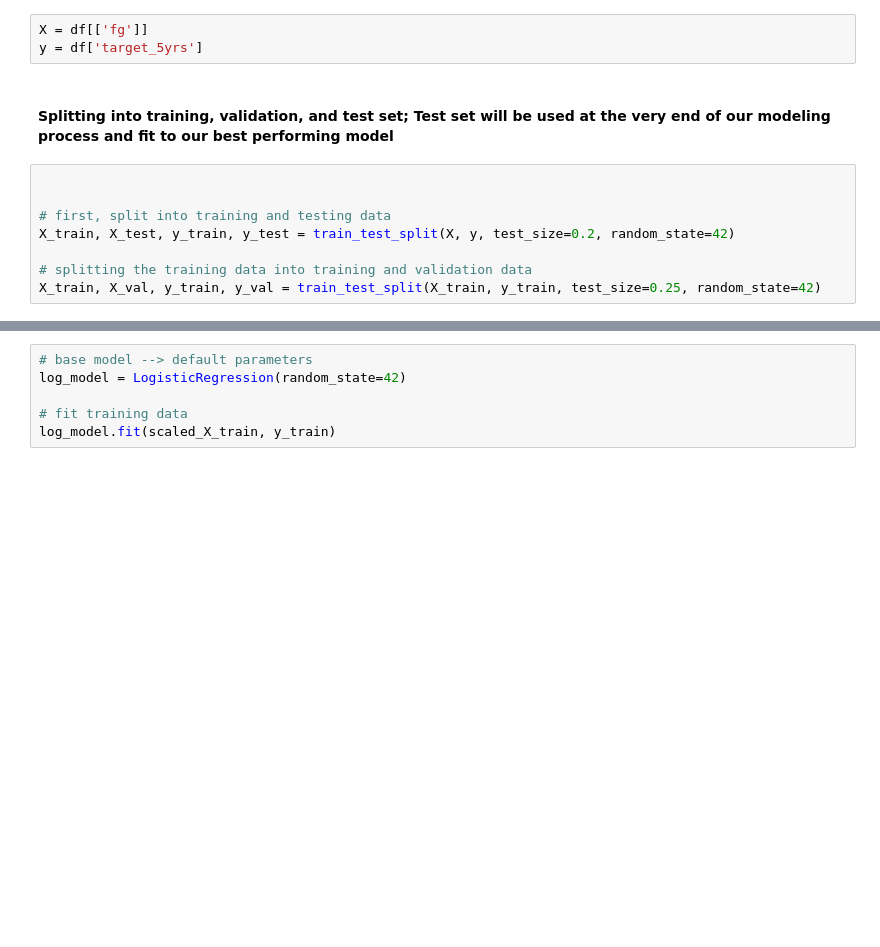
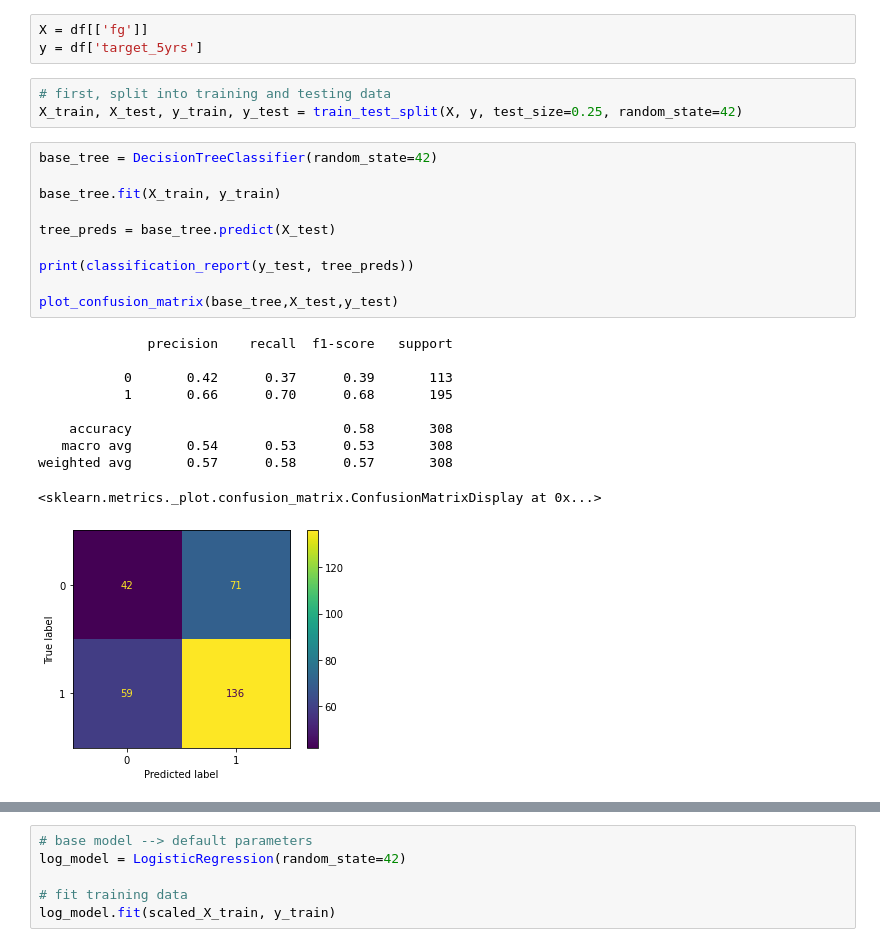
Before and after one commit to serajkhazei/Project_3, a Jupyter notebook: Rookie 5 Year Predictions.ipynb, the cells around one changed output, grey strips where cells are left out. Cells and saved outputs as stored; diff of their text form; blank space fills up the shorter version.

```diff
--- a/Rookie 5 Year Predictions.ipynb
+++ b/Rookie 5 Year Predictions.ipynb
@@ -127,13 +129,27 @@ df = df.drop(['name','fgm','fga','3p_made','3pa','ftm','fta','oreb','dreb'], axi
 # %%
 X = df[['fg']]
 y = df['target_5yrs']
-# %% [markdown]
-#### Splitting into training, validation, and test set; Test set will be used at the very end of our modeling process and fit to our best performing model
 # %%
-
-
 # first, split into training and testing data
-X_train, X_test, y_train, y_test = train_test_split(X, y, test_size=0.2, random_state=42)
-
-# splitting the training data into training and validation data
-X_train, X_val, y_train, y_val = train_test_split(X_train, y_train, test_size=0.25, random_state=42)
+X_train, X_test, y_train, y_test = train_test_split(X, y, test_size=0.25, random_state=42)
+# %%
+base_tree = DecisionTreeClassifier(random_state=42)
+
+base_tree.fit(X_train, y_train)
+
+tree_preds = base_tree.predict(X_test)
+
+print(classification_report(y_test, tree_preds))
+
+plot_confusion_matrix(base_tree,X_test,y_test)
+# %% [output]
+              precision    recall  f1-score   support
+
+           0       0.42      0.37      0.39       113
+           1       0.66      0.70      0.68       195
+
+    accuracy                           0.58       308
+   macro avg       0.54      0.53      0.53       308
+weighted avg       0.57      0.58      0.57       308
+<sklearn.metrics._plot.confusion_matrix.ConfusionMatrixDisplay at 0x...>
+[figure, added]
```
Also changed, not shown: parts of 24 cells of this notebook, 1 other file.
